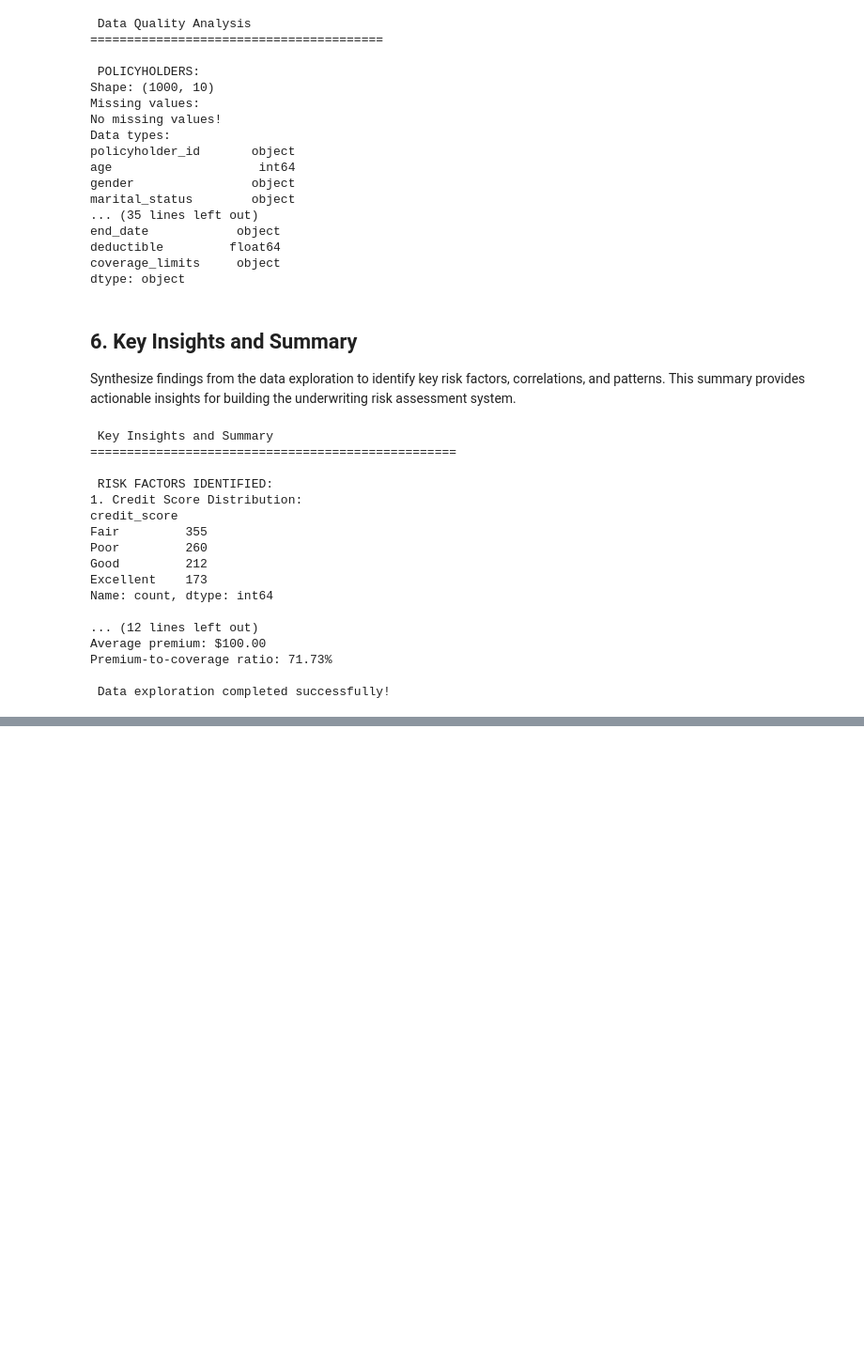
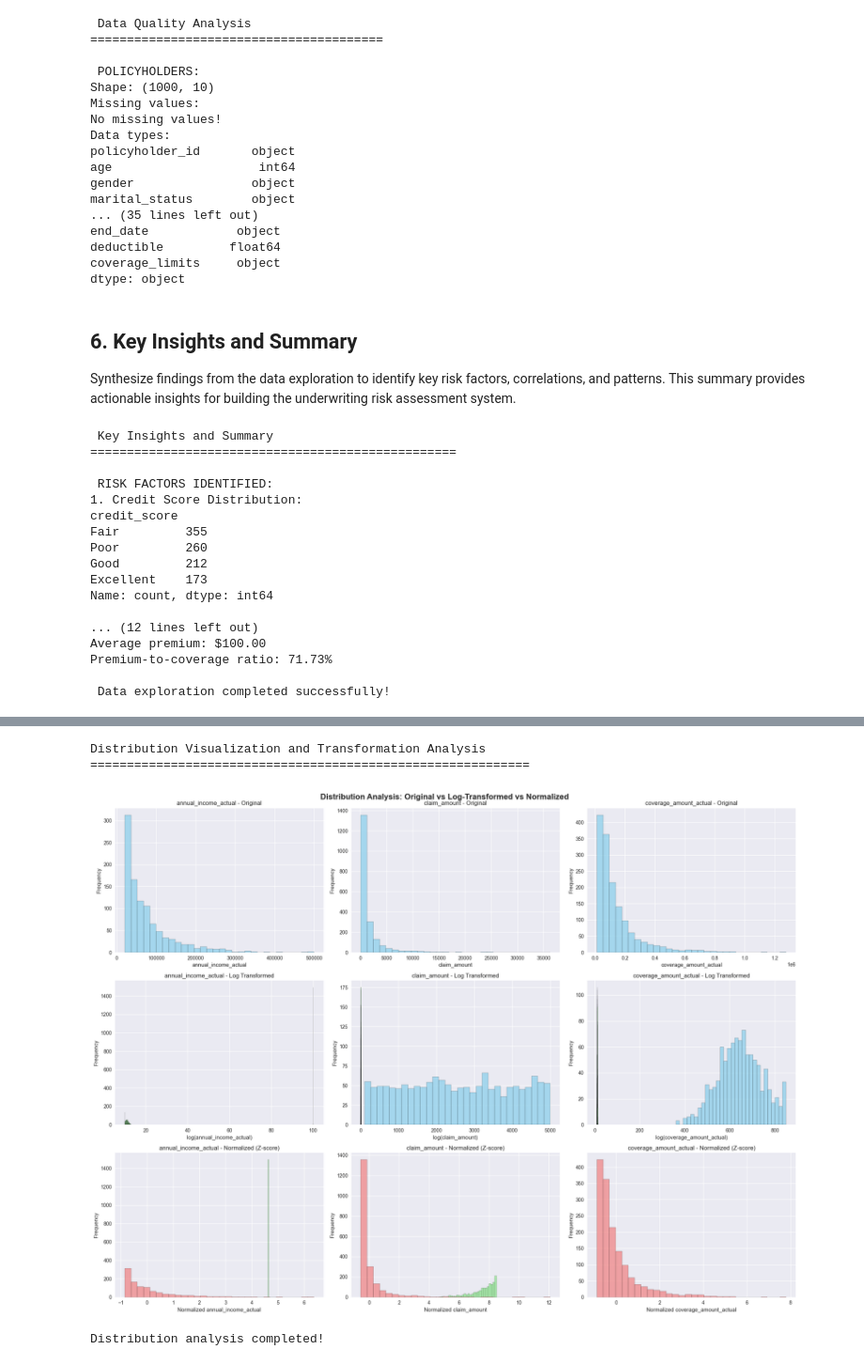
Before and after one commit to ghsaberr/agentic-underwriting-assistant, a Jupyter notebook: notebooks/agentic-underwriting-assistant.ipynb, the cells around one changed output, grey strips where cells are left out. Shown: that part at 94% size. Drawn from its saved outputs; the diff is of its cells as text; code cells hidden in the pictures; blank space fills up the shorter version.

```diff
--- a/notebooks/agentic-underwriting-assistant.ipynb
+++ b/notebooks/agentic-underwriting-assistant.ipynb
@@ -452,0 +900,75 @@ Premium-to-coverage ratio: 71.73%
+# %%
+# Visualize distributions before and after transformations
+print("Distribution Visualization and Transformation Analysis")
+print("=" * 60)
+
+# Create comparison plots for key variables
+fig, axes = plt.subplots(3, 3, figsize=(20, 15))
+fig.suptitle('Distribution Analysis: Original vs Log-Transformed vs Normalized', fontsize=16, fontweight='bold')
+
+# Variables that typically benefit from log transformation
+log_transform_vars = ['annual_income_actual', 'claim_amount', 'coverage_amount_actual', 'premium_amount', 'deductible']
+normal_vars = ['credit_score']
+
+plot_idx = 0
+
+# Plot original distributions
+for var_name in log_transform_vars + normal_vars:
+    if plot_idx >= 9:
+        break
+
+    var_data = numerical_vars[var_name]
+
+    # Original distribution
+    axes[plot_idx//3, plot_idx%3].hist(var_data, bins=30, alpha=0.7, color='skyblue', edgecolor='black')
+    axes[plot_idx//3, plot_idx%3].set_title(f'{var_name} - Original')
+    axes[plot_idx//3, plot_idx%3].set_xlabel(var_name)
+    axes[plot_idx//3, plot_idx%3].set_ylabel('Frequency')
+
+    plot_idx += 1
+
+# Plot log-transformed distributions
+plot_idx = 3
+for var_name in log_transform_vars:
+    if plot_idx >= 9:
+        break
+
+    var_data = numerical_vars[var_name]
+
+    # Log transformation (add small constant to avoid log(0))
+    log_data = np.log1p(var_data)  # log1p = log(1 + x)
+
+    axes[plot_idx//3, plot_idx%3].hist(log_data, bins=30, alpha=0.7, color='lightgreen', edgecolor='black')
+    axes[plot_idx//3, plot_idx%3].set_title(f'{var_name} - Log Transformed')
+    axes[plot_idx//3, plot_idx%3].set_xlabel(f'log({var_name})')
+    axes[plot_idx//3, plot_idx%3].set_ylabel('Frequency')
+
+    plot_idx += 1
+
+# Plot normalized distributions
+plot_idx = 6
+for var_name in log_transform_vars + normal_vars:
+    if plot_idx >= 9:
+        break
+
+    var_data = numerical_vars[var_name]
+
+    # Standard normalization (z-score)
+    normalized_data = (var_data - var_data.mean()) / var_data.std()
+
+    axes[plot_idx//3, plot_idx%3].hist(normalized_data, bins=30, alpha=0.7, color='lightcoral', edgecolor='black')
+    axes[plot_idx//3, plot_idx%3].set_title(f'{var_name} - Normalized (Z-score)')
+    axes[plot_idx//3, plot_idx%3].set_xlabel(f'Normalized {var_name}')
+    axes[plot_idx//3, plot_idx%3].set_ylabel('Frequency')
+
+    plot_idx += 1
+
+plt.tight_layout()
+plt.show()
+
+print("Distribution analysis completed!")
+# %% [output]
+Distribution Visualization and Transformation Analysis
+============================================================
+[figure, added]
+Distribution analysis completed!
```
Also changed, not shown: parts of 19 cells of this notebook.
